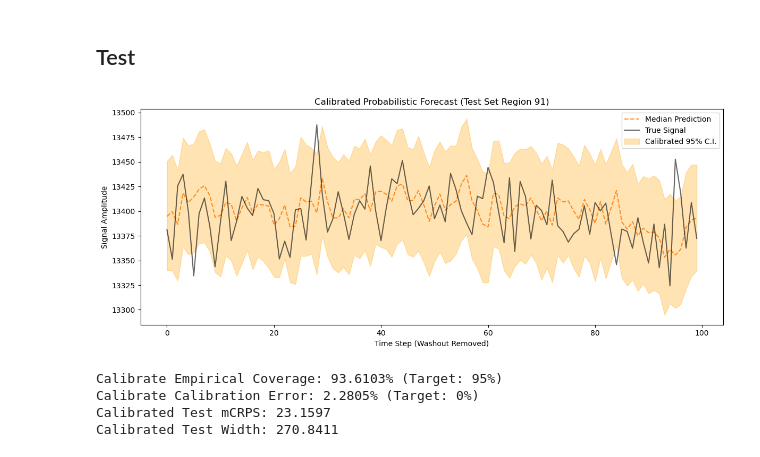
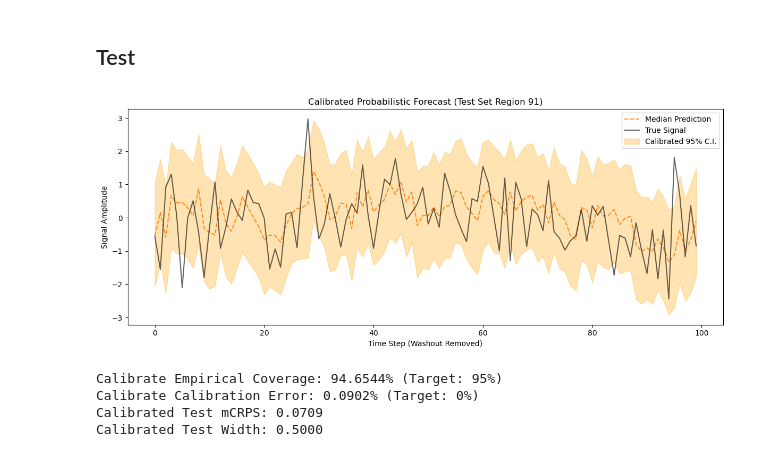
Before and after one commit to filippobezzi/Bayesian-Inference-in-High-Dimensional-Reservoir-Dynamics-for-Neural-Time-Series, a Jupyter notebook: MCMC.ipynb, the cells around one changed output. Drawn from its saved outputs; the diff is of its cells as text; code cells hidden in the pictures.

```diff
--- a/MCMC.ipynb
+++ b/MCMC.ipynb
@@ -292,8 +292,9 @@ REST2_z = (REST2 - train_mean) / train_std
 # Continuous Reservoir Generation (No washout waste inside blocks)
 input_dim = REST1.shape[1]
 target_dim = np.copy(input_dim)
+reservoir_dim = 500
 
-res = Reservoir(input_dim=input_dim, reservoir_dim=500, spectral_radius=0.9, seed=42)
+res = Reservoir(input_dim=input_dim, reservoir_dim=reservoir_dim, spectral_radius=0.9, seed=42)
 
 S1 = res.get_states(REST1_z)
 S2 = res.get_states(REST2_z)
@@ -470,54 +471,54 @@ Mean MSCE (Calibrated Test): 0.2514%
 # %% [markdown]
 ## Test
+# %%
+region_idx = np.random.choice(target_dim)
+# Final Continuous Metric Evaluation on the Calibrated Test Set
+# To evaluate mCRPS/Width correctly, generate the test samples using the newly adjusted quantiles
+# Note: For scale-dependent metrics, apply  inverse z-score transformation here
+
+y_pred_test_z = torch.tensor(y_pred_test_z)
+Y_test = torch.tensor(Y_test_stack)
+
+# Extract region-specific adjusted probability masses from the Isotonic matrix
+q_lower_adj = adj_quantiles[0, region_idx]
+q_upper_adj = adj_quantiles[-1, region_idx]
+
+# Isolate region tensors
+y_pred_test_reg = y_pred_test_z[:, :, region_idx]
+Y_test_reg = Y_test[:, region_idx].numpy()
+
+hor = block_size
 # %%
-region_idx = np.random.choice(target_dim)
-# Final Continuous Metric Evaluation on the Calibrated Test Set
-# To evaluate mCRPS/Width correctly, generate the test samples using the newly adjusted quantiles
-# Note: For scale-dependent metrics, apply  inverse z-score transformation here
-
-y_pred_test_rescaled = z_rescale_tensor(torch.tensor(y_pred_test_z), train_mean, train_std)
-Y_test_rescaled = z_rescale_tensor(torch.tensor(Y_test_stack), train_mean, train_std)
-
-# Extract region-specific adjusted probability masses from the Isotonic matrix
-q_lower_adj = adj_quantiles[0, region_idx]
-q_upper_adj = adj_quantiles[-1, region_idx]
-
-# Isolate region tensors
-y_pred_test_reg = y_pred_test_rescaled[:, :, region_idx]
-Y_test_reg = Y_test_rescaled[:, region_idx].numpy()
-
-hor = block_size
-
 # Extract calibrated bounds utilizing the adjusted quantiles
 median_prediction_cal = torch.quantile(y_pred_test_reg, 0.5, dim=0).numpy()
 lower_bound_cal = torch.quantile(y_pred_test_reg, q_lower_adj, dim=0).numpy()
 upper_bound_cal = torch.quantile(y_pred_test_reg, q_upper_adj, dim=0).numpy()
 
 plt.figure(figsize=(12, 5))
 plt.plot(median_prediction_cal[:hor], "C1--", alpha=0.9, label="Median Prediction")
 plt.plot(Y_test_reg[:hor], "k-", alpha=0.6, label="True Signal")
 plt.fill_between(
     range(hor),
     lower_bound_cal[:hor],
     upper_bound_cal[:hor],
     color="orange",
     alpha=0.3,
     label="Calibrated 95% C.I."
 )
 
 plt.xlabel("Time Step (Washout Removed)")
 plt.ylabel("Signal Amplitude")
 plt.title(f"Calibrated Probabilistic Forecast (Test Set Region {region_idx})")
 plt.tight_layout()
 plt.legend()
 plt.show()
 # %% [output]
-[figure, old version]
+[figure, new version]
 # %%
 # Recalibrated Quantile Extraction for metrics
 cov_test, cal_error, mcrps_test, width_test = evaluate_metrics(
-    y_pred_test_rescaled,
-    Y_test_rescaled,
+    y_pred_test_z,
+    Y_test_stack,
     cov_prob=0.95,
     quantiles=adj_quantiles # Note: to evaluate on recalibrated quantiles
 )
@@ -527,7 +528,7 @@ print(f"Calibrate Calibration Error: {cal_error.mean():.4%} (Target: 0%)")
 print(f"Calibrated Test mCRPS: {mcrps_test.mean().item():.4f}")
 print(f"Calibrated Test Width: {width_test.mean().item():.4f}")
 # %% [output]
-Calibrate Empirical Coverage: 93.6103% (Target: 95%)
-Calibrate Calibration Error: 2.2805% (Target: 0%)
-Calibrated Test mCRPS: 23.1597
-Calibrated Test Width: 270.8411
+Calibrate Empirical Coverage: 94.6544% (Target: 95%)
+Calibrate Calibration Error: 0.0902% (Target: 0%)
+Calibrated Test mCRPS: 0.0709
+Calibrated Test Width: 0.5000
```
Also changed, not shown: parts of 15 cells of this notebook, 7 other files.
